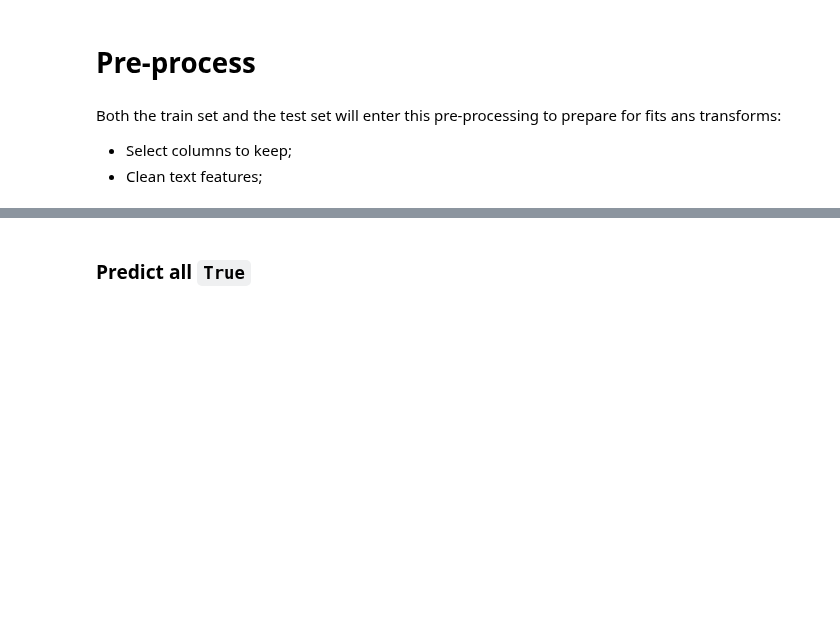
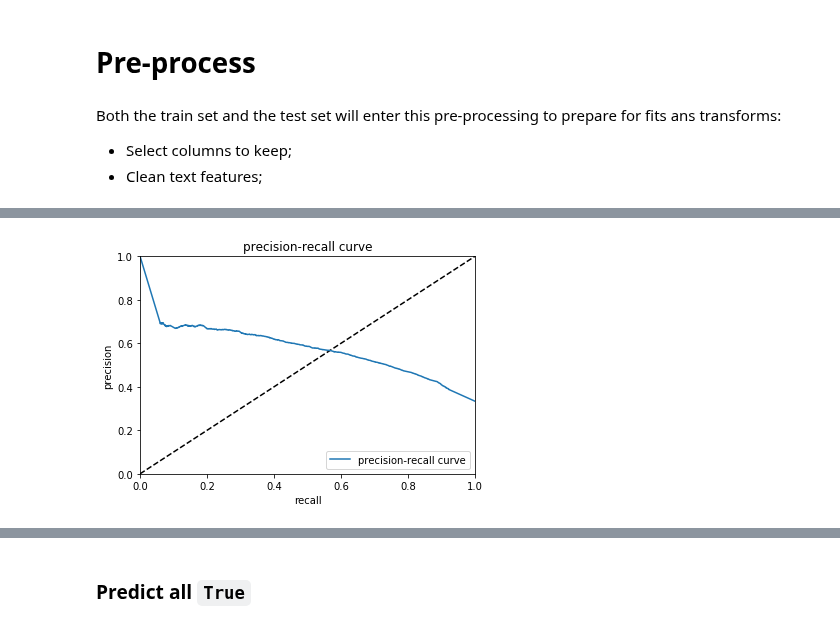
Before and after one commit to jnpicao/LDSSA-batch3-workspace, a Jupyter notebook: Capstone/classifier_workflow.ipynb, the cells around one changed output, grey strips where cells are left out. Saved outputs shown, nothing was run; the diff lists cells and outputs as text; code cells hidden in the pictures; blank space fills up the shorter version.

```diff
--- a/Capstone/classifier_workflow.ipynb
+++ b/Capstone/classifier_workflow.ipynb
@@ -237,0 +331,18 @@ plt.show()
+# %%
+precision, recall, thresholds_pr = precision_recall_curve(y_test, y_prob)
+# %%
+plt.figure(3)
+plt.plot([0, 1], [0, 1], 'k--')
+plt.plot(recall, precision, label='precision-recall curve')
+
+plt.xlabel('recall')
+plt.ylabel('precision')
+plt.title('precision-recall curve')
+
+plt.xlim(0, 1)
+plt.ylim(0, 1)
+
+plt.legend(loc='best')
+plt.show()
+# %% [output]
+[figure, added]
```
Also changed, not shown: parts of 32 cells of this notebook.
